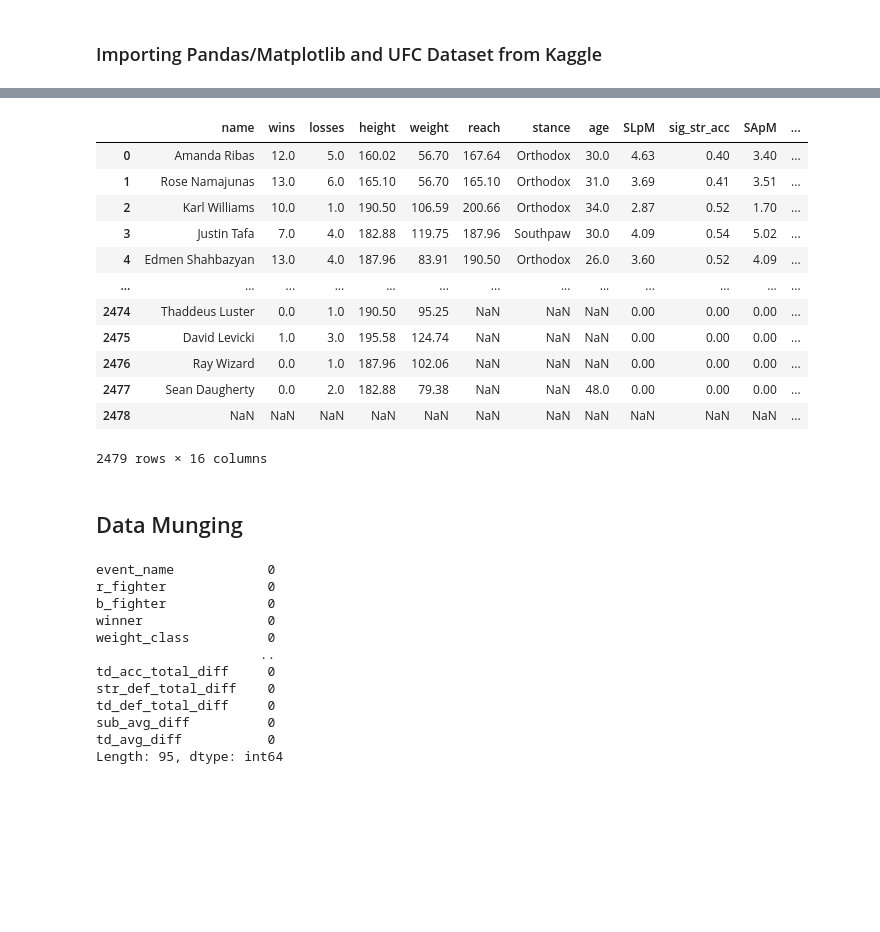
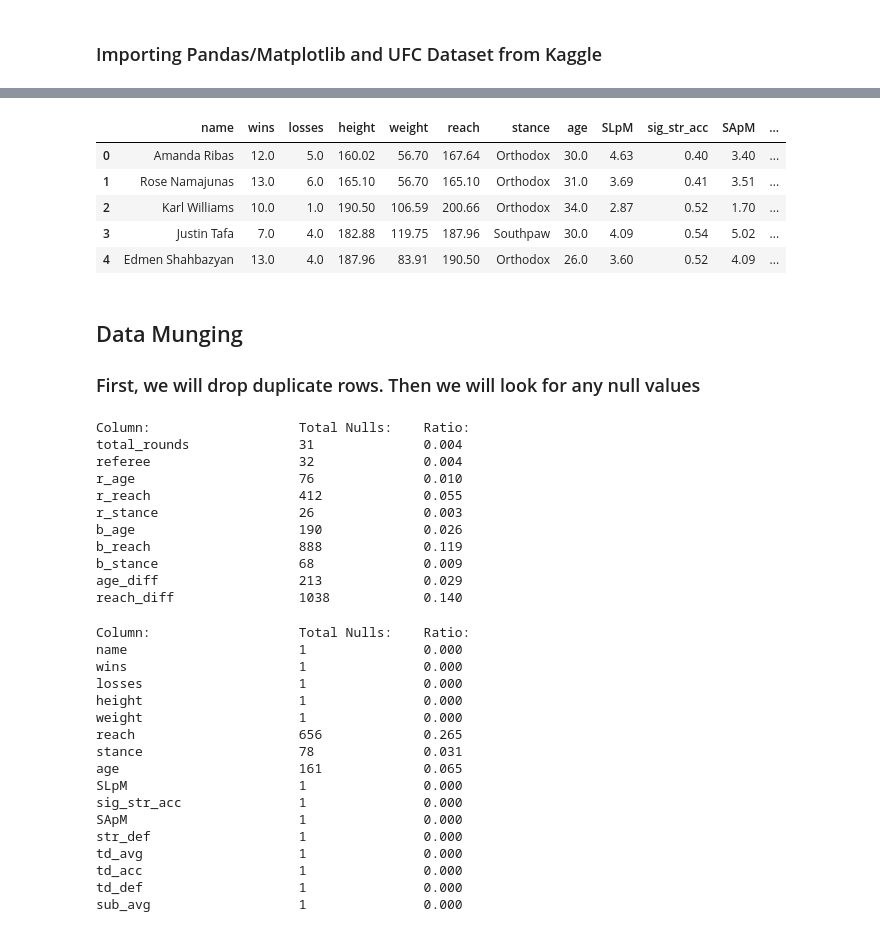
Before and after one commit to jmanlang/ufc-data-analysis, a Jupyter notebook: analysis.ipynb, the cells around one changed output, grey strips where cells are left out. Drawn from its saved outputs; the diff is of its cells as text; code cells hidden in the pictures; blank space fills up the shorter version.

Commit message:
Data cleaning 8/22

```diff
--- a/analysis.ipynb
+++ b/analysis.ipynb
@@ -23,19 +17,13 @@ all_fights
 # %%
 fighter_data = pd.read_csv('UFC dataset/Fighter stats/fighter_stats.csv')
-fighter_data
+fighter_data.head()
 # %% [output]
 |  | name | wins | losses | height | weight | reach | stance | age | SLpM | sig_str_acc | SApM | ... |
 | 0 | Amanda Ribas | 12.0 | 5.0 | 160.02 | 56.70 | 167.64 | Orthodox | 30.0 | 4.63 | 0.40 | 3.40 | ... |
 | 1 | Rose Namajunas | 13.0 | 6.0 | 165.10 | 56.70 | 165.10 | Orthodox | 31.0 | 3.69 | 0.41 | 3.51 | ... |
 | 2 | Karl Williams | 10.0 | 1.0 | 190.50 | 106.59 | 200.66 | Orthodox | 34.0 | 2.87 | 0.52 | 1.70 | ... |
 | 3 | Justin Tafa | 7.0 | 4.0 | 182.88 | 119.75 | 187.96 | Southpaw | 30.0 | 4.09 | 0.54 | 5.02 | ... |
 | 4 | Edmen Shahbazyan | 13.0 | 4.0 | 187.96 | 83.91 | 190.50 | Orthodox | 26.0 | 3.60 | 0.52 | 4.09 | ... |
-| ... | ... | ... | ... | ... | ... | ... | ... | ... | ... | ... | ... | ... |
-| 2474 | Thaddeus Luster | 0.0 | 1.0 | 190.50 | 95.25 | NaN | NaN | NaN | 0.00 | 0.00 | 0.00 | ... |
-| 2475 | David Levicki | 1.0 | 3.0 | 195.58 | 124.74 | NaN | NaN | NaN | 0.00 | 0.00 | 0.00 | ... |
-| 2476 | Ray Wizard | 0.0 | 1.0 | 187.96 | 102.06 | NaN | NaN | NaN | 0.00 | 0.00 | 0.00 | ... |
-| 2477 | Sean Daugherty | 0.0 | 2.0 | 182.88 | 79.38 | NaN | NaN | 48.0 | 0.00 | 0.00 | 0.00 | ... |
-| 2478 | NaN | NaN | NaN | NaN | NaN | NaN | NaN | NaN | NaN | NaN | NaN | ... |
-2479 rows × 16 columns
 # %% [markdown]
 ## Data Munging
+### First, we will drop duplicate rows. Then we will look for any null values
@@ -42,17 +42,39 @@ fighter_data
 # %%
-# Analyzing nulls in data
-all_fights.isnull().sum()
+# Number of null values in dataset of all fights
+print(f"{'Column:':<25} {'Total Nulls:':<15} {'Ratio:':<8}")
+print_null_ratios(all_fights)
 # %% [output]
-event_name            0
-r_fighter             0
-b_fighter             0
-winner                0
-weight_class          0
-                     ..
-td_acc_total_diff     0
-str_def_total_diff    0
-td_def_total_diff     0
-sub_avg_diff          0
-td_avg_diff           0
-Length: 95, dtype: int64
+Column:                   Total Nulls:    Ratio:
+total_rounds              31              0.004
+referee                   32              0.004
+r_age                     76              0.010
+r_reach                   412             0.055
+r_stance                  26              0.003
+b_age                     190             0.026
+b_reach                   888             0.119
+b_stance                  68              0.009
+age_diff                  213             0.029
+reach_diff                1038            0.140
+# %%
+# Number of null values in dataset of all fighters
+print(f"{'Column:':<25} {'Total Nulls:':<15} {'Ratio:':<8}")
+print_null_ratios(fighter_data)
+# %% [output]
+Column:                   Total Nulls:    Ratio:
+name                      1               0.000
+wins                      1               0.000
+losses                    1               0.000
+height                    1               0.000
+weight                    1               0.000
+reach                     656             0.265
+stance                    78              0.031
+age                       161             0.065
+SLpM                      1               0.000
+sig_str_acc               1               0.000
+SApM                      1               0.000
+str_def                   1               0.000
+td_avg                    1               0.000
+td_acc                    1               0.000
+td_def                    1               0.000
+sub_avg                   1               0.000
 # %%
```
Also changed, not shown: parts of 4 cells of this notebook.
